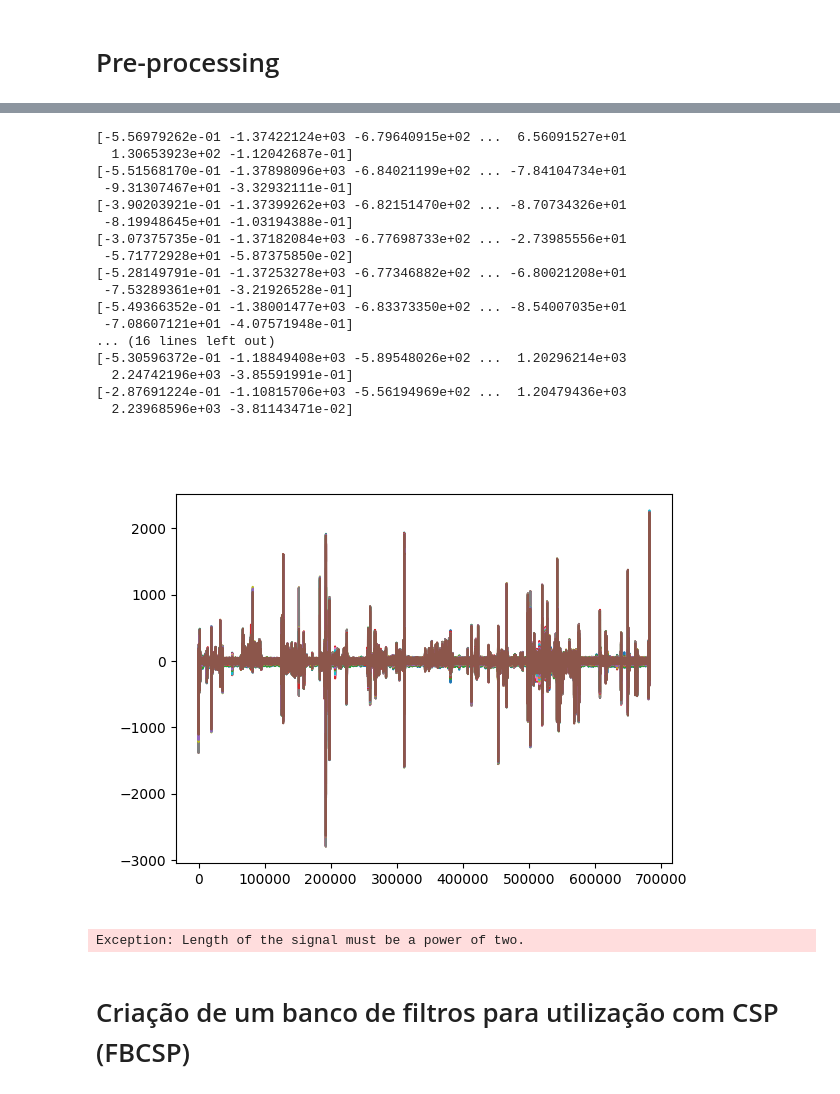
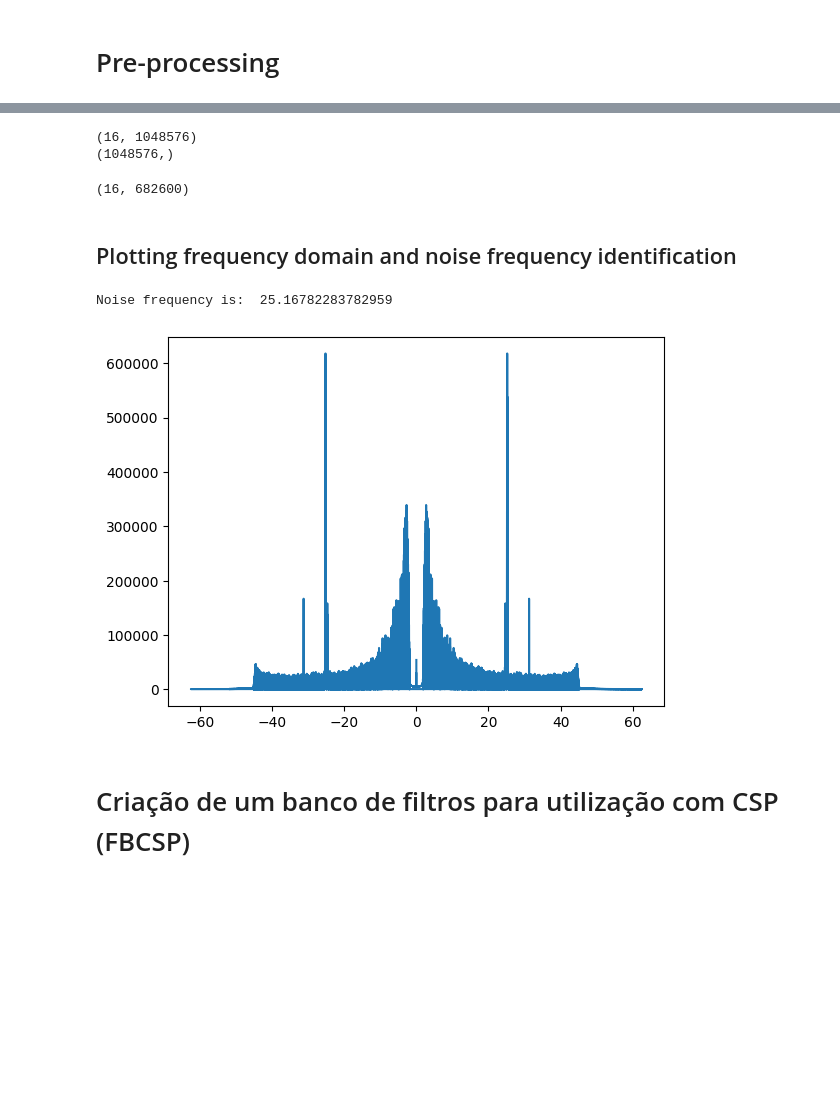
Before and after one commit to tomasccpt/eegaming, a Jupyter notebook: Process_Collected/process.ipynb, the cells around one changed output, grey strips where cells are left out. Cells and saved outputs as stored; diff of their text form; code cells hidden in the pictures; blank space fills up the shorter version.

```diff
--- a/Process_Collected/process.ipynb
+++ b/Process_Collected/process.ipynb
@@ -43,6 +56,5 @@ Useful numbers to know:
 - Expected n of pauses = n sets + 1 = 7
 """
 
-data = tsv.to_numpy()[5300:687900, :].T
-plt.figure()
-plt.plot(data[15])
+data = tsv.to_numpy()[5300:751200, :].T
+data = data[:-1]
@@ -112,36 +93,35 @@ print(np.shape(filtered))
-# %%
-x = np.arange(np.shape(filtered)[1])
-
-plt.figure()
-for sig in filtered:
-    print(sig)
-    plt.plot(x, sig)
-# %% [output]
-[-5.56979262e-01 -1.37422124e+03 -6.79640915e+02 ...  6.56091527e+01
-  1.30653923e+02 -1.12042687e-01]
-[-5.51568170e-01 -1.37898096e+03 -6.84021199e+02 ... -7.84104734e+01
- -9.31307467e+01 -3.32932111e-01]
-[-3.90203921e-01 -1.37399262e+03 -6.82151470e+02 ... -8.70734326e+01
- -8.19948645e+01 -1.03194388e-01]
-[-3.07375735e-01 -1.37182084e+03 -6.77698733e+02 ... -2.73985556e+01
- -5.71772928e+01 -5.87375850e-02]
-[-5.28149791e-01 -1.37253278e+03 -6.77346882e+02 ... -6.80021208e+01
- -7.53289361e+01 -3.21926528e-01]
-[-5.49366352e-01 -1.38001477e+03 -6.83373350e+02 ... -8.54007035e+01
- -7.08607121e+01 -4.07571948e-01]
-... (16 lines left out)
-[-5.30596372e-01 -1.18849408e+03 -5.89548026e+02 ...  1.20296214e+03
-  2.24742196e+03 -3.85591991e-01]
-[-2.87691224e-01 -1.10815706e+03 -5.56194969e+02 ...  1.20479436e+03
-  2.23968596e+03 -3.81143471e-02]
-[figure, removed]
-# %%
-from fft import fft
-
-X = fft(filtered[0])
-plt.figure()
-# %% [output]
-Exception: Length of the signal must be a power of two.
+# %%
+from fft import fft
+
+X1 = fft(filtered, axis = 1)
+# X2 = np.fft.fft(filtered[0:1],axis = 1)
+print(X1.shape)
+
+print(X1[0].shape)
+# %% [output]
+(16, 1048576)
+(1048576,)
+# %%
+X2 = np.fft.fft(filtered,axis = 1)
+print(X2.shape)
+# %% [output]
+(16, 682600)
+# %% [markdown]
+<h2>Plotting frequency domain and noise frequency identification</h2>
+# %%
+x = np.fft.fftfreq(len(X1[0]), 1/fs)
+plt.figure()
+plt.plot(x, abs(X1[0]))
+
+fnoise = x[np.argmax(X1[0])]
+print("Noise frequency is: ", fnoise)
+
+# xx = x[np.where(x >20)[0][0]:round(len(X1[0])/2)]
+# fnoise = xx[np.argmax(X1[0][np.where(x >20)[0][0]:round(len(X1[0])/2)])]
+# print("Noise frequency is: ", fnoise)
+# %% [output]
+Noise frequency is:  25.16782283782959
+[figure, added]
 # %% [markdown]
 <h1>Criação de um banco de filtros para utilização com CSP (FBCSP) </h1>
 # %%
```
Also changed, not shown: parts of 13 cells of this notebook, 4 other files.
